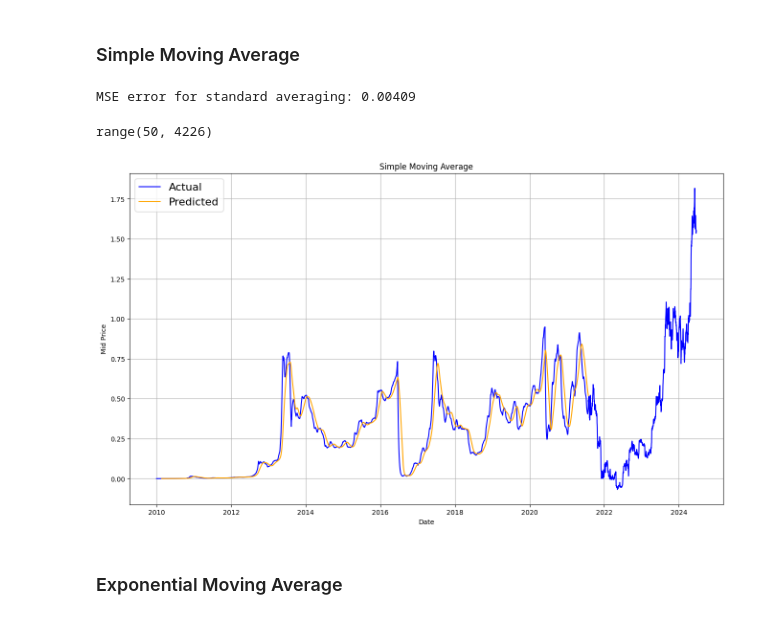
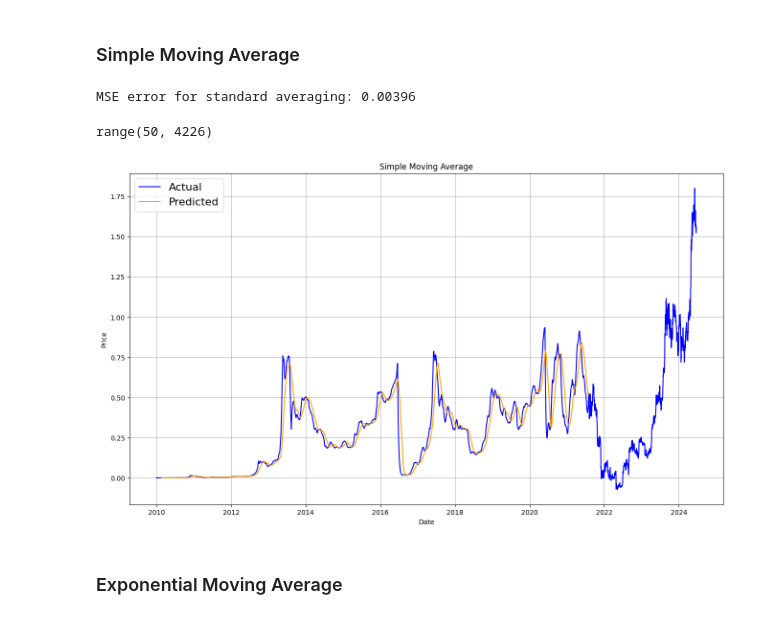
Before and after one commit to Jankiel-Predator/mmda_proj_btc, a Jupyter notebook: ma_ema.ipynb, the cells around one changed output. Saved outputs shown, nothing was run; the diff lists cells and outputs as text; code cells hidden in the pictures.

```diff
--- a/ma_ema.ipynb
+++ b/ma_ema.ipynb
@@ -116,8 +128,8 @@ test_df.head()
 | 2022-02-15 | 44544.4 | 42550.3 | 44722.6 | 42460.1 | 56.34K | 4.69% | 43591.35 |
 # %%
 # Take the Average column and transform to arrays
-train_data = train_df['Average'].values.reshape(-1, 1)
-test_data = test_df['Average'].values.reshape(-1, 1)
+train_data = train_df['Price'].values.reshape(-1, 1)
+test_data = test_df['Price'].values.reshape(-1, 1)
 # %%
 # df[(df.index.year == 2020) & (df.index.month == 12)]
 # %% [markdown]
@@ -195,7 +207,7 @@ for pred_idx in range(window_size, N):
 mse_error = 0.5 * np.mean(mse_errors)
 print(f'MSE error for standard averaging: {mse_error:.5f}')
 # %% [output]
-MSE error for standard averaging: 0.00409
+MSE error for standard averaging: 0.00396
 # %%
 range(window_size, N)
 # %% [output]
@@ -203,19 +215,19 @@ range(50, 4226)
 # %%
 xticks_position = range(0, df.shape[0], 365*2)
 xticks_labels = df.index[xticks_position].strftime('%Y')
 
 plt.figure(figsize = (16, 9))
 plt.plot(range(df.shape[0]), all_mid_data, color='b', label='Actual')
 plt.plot(range(window_size, N), std_avg_predictions, color='orange', label='Predicted')
 plt.xticks(xticks_position, xticks_labels)
 plt.title('Simple Moving Average')
 plt.xlabel('Date')
-plt.ylabel('Mid Price')
+plt.ylabel('Price')
 plt.legend(fontsize=16)
 plt.grid(True)
 plt.show()
 # %% [output]
-[figure, old version]
+[figure, new version]
 # %% [markdown]
 ### Exponential Moving Average
 # %% [markdown]
```
Also changed, not shown: parts of 30 cells of this notebook.
